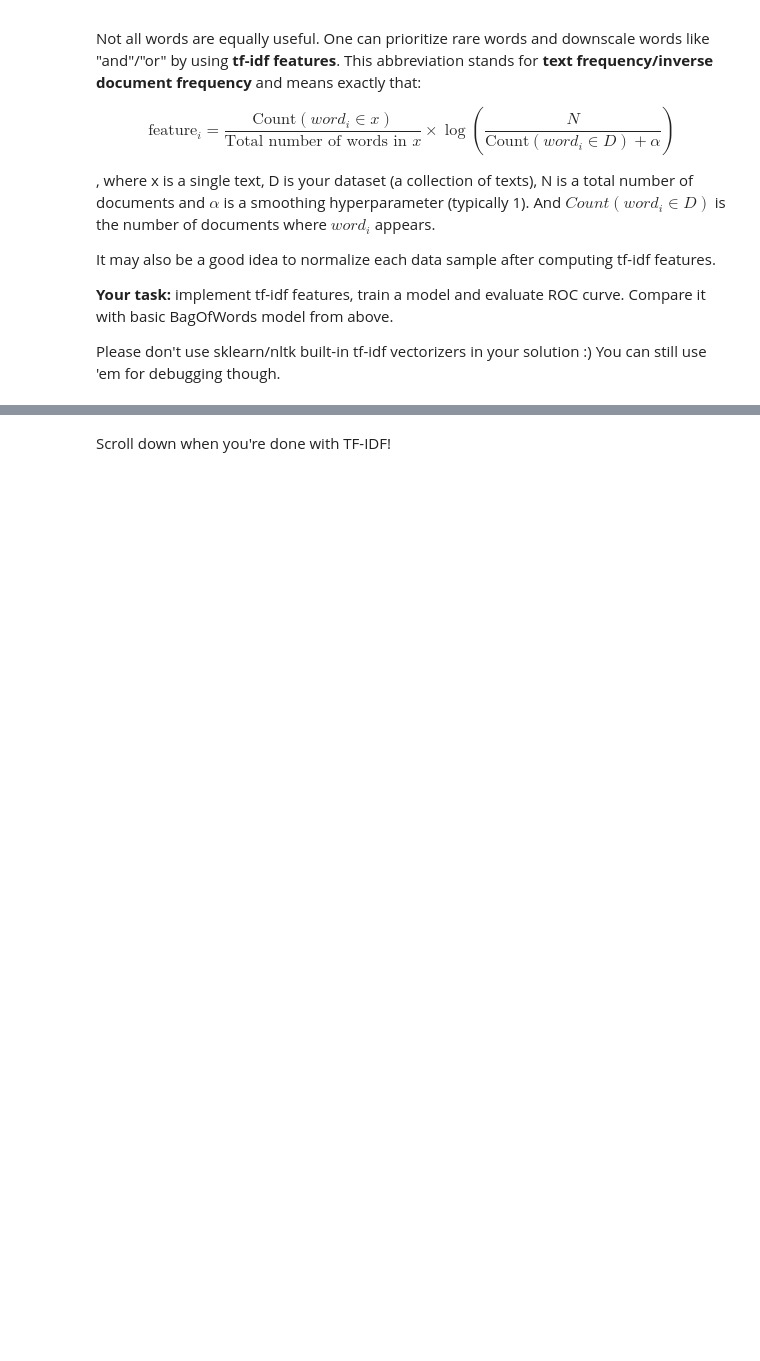
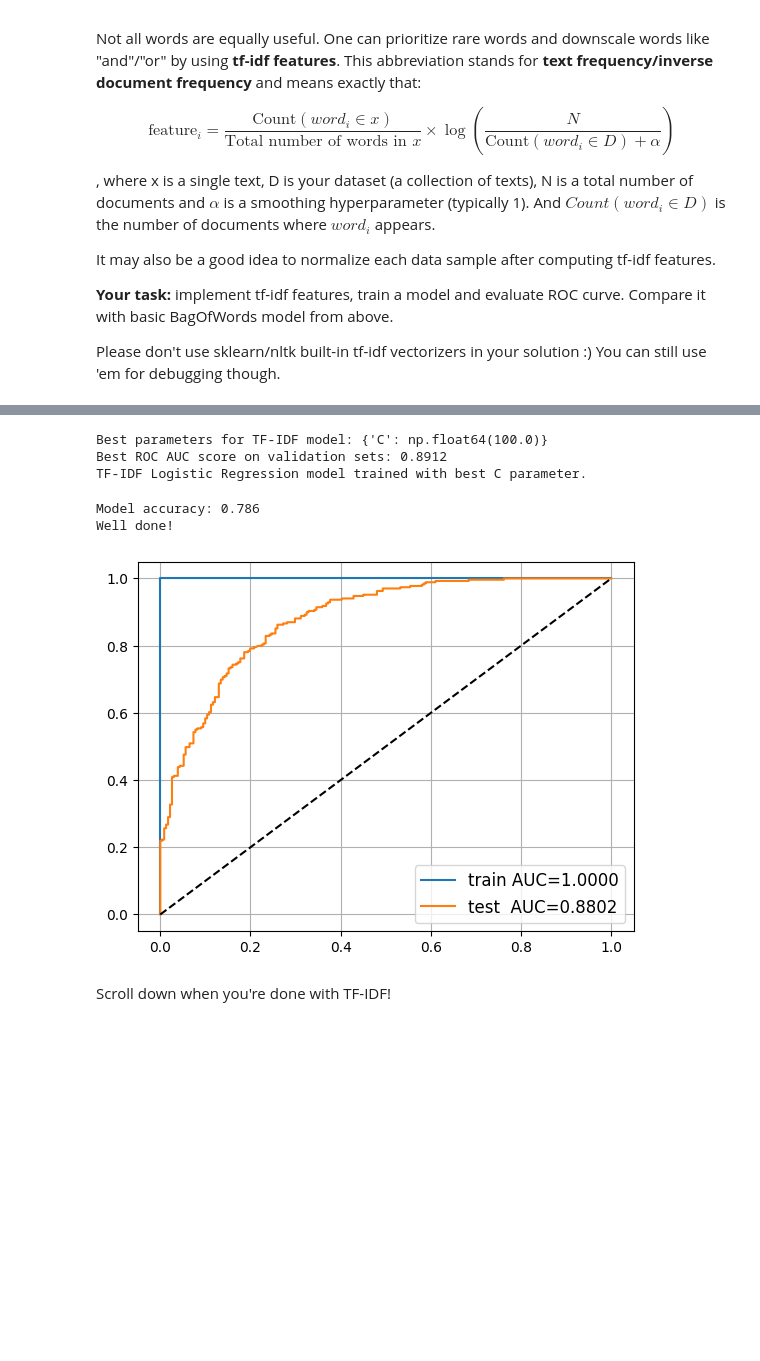
Before and after one commit to KirilXray/nlp_course, a Jupyter notebook: week01_embeddings/seminar.ipynb, the cells around one changed output, grey strips where cells are left out. Drawn from its saved outputs; the diff is of its cells as text; code cells hidden in the pictures; blank space fills up the shorter version.

````diff
--- a/week01_embeddings/seminar.ipynb
+++ b/week01_embeddings/seminar.ipynb
@@ -365,9 +475,11 @@ print('example features:', sorted(bow_vocabulary)[::100])
 # %%
 def text_to_bow(text):
     """ convert text string to an array of token counts. Use bow_vocabulary. """
-    # YOUR CODE
+    vector = []
+    for tok in bow_vocabulary:
+        vector.append(text.split().count(tok))
 
-    return np.array([], 'float32')
+    return np.array(vector, 'float32')
 # %%
 X_train_bow = np.stack(list(map(text_to_bow, texts_train)))
 X_test_bow = np.stack(list(map(text_to_bow, texts_test)))
@@ -383,5 +499,7 @@ We shall use a simple linear model: __Logistic Regression__.
 It might not be the fanciest one around, but the simplicity has its own advantages: a linear model is blazingly fast and needs less data to fit.
 Let's sklearn it!
 # %%
+import numpy as np
 from sklearn.linear_model import LogisticRegression
-bow_model = None  # YOUR CODE HERE - train a logistic regression
+bow_model = LogisticRegression(random_state=42)  # YOUR CODE HERE - train a logistic regression
+bow_model.fit(X_train_bow, y_train)
@@ -387,0 +530,3 @@ bow_model = None  # YOUR CODE HERE - train a logistic regression
+# %%
+bow_model = LogisticRegression(random_state=42, C=grid_search.best_params_["C"])  # YOUR CODE HERE - train a logistic regression
+bow_model.fit(X_train_bow, y_train)
@@ -422,0 +674,9 @@ Please don't use sklearn/nltk built-in tf-idf vectorizers in your solution :) Yo
+# %%
+from sklearn.preprocessing import normalize
+
+X_train_tfidf_normalized = normalize(X_train_tfidf, axis=1)
+X_test_tfidf_normalized = normalize(X_test_tfidf, axis=1)
+
+print("Normalized TF-IDF features for training and test sets.")
+print(f"X_train_tfidf_normalized shape: {X_train_tfidf_normalized.shape}")
+print(f"X_test_tfidf_normalized shape: {X_test_tfidf_normalized.shape}")
@@ -423,3 +690,59 @@ Please don't use sklearn/nltk built-in tf-idf vectorizers in your solution :) Yo
+# %%
+from sklearn.linear_model import LogisticRegression
+from sklearn.model_selection import GridSearchCV
+import matplotlib.pyplot as plt
+
+# Initialize Logistic Regression model
+tfidf_model = LogisticRegression(random_state=42, solver='liblinear') # Use 'liblinear' solver for better convergence on smaller datasets and L1/L2 regularization
+
+# Define parameter grid for GridSearchCV
+param_grid = {
+    'C': np.logspace(-3, 3, 10)  # Example C values: 0.001, 0.01, 0.1, 1, 10, 100, 1000
+}
+
+# Initialize GridSearchCV
+grid_search_tfidf = GridSearchCV(tfidf_model, param_grid, cv=5, scoring='roc_auc', n_jobs=-1)
+
+# Fit GridSearchCV to find the best C parameter
+grid_search_tfidf.fit(X_train_tfidf_normalized, y_train)
+
+# Get the best estimator
+tfidf_model_best = grid_search_tfidf.best_estimator_
+
+print(f"Best parameters for TF-IDF model: {grid_search_tfidf.best_params_}")
+print(f"Best ROC AUC score on validation sets: {grid_search_tfidf.best_score_:.4f}")
+
+# Train the final model with the best parameters on the full training data
+tfidf_model_best.fit(X_train_tfidf_normalized, y_train)
+
+print("TF-IDF Logistic Regression model trained with best C parameter.")
+# %% [output]
+Best parameters for TF-IDF model: {'C': np.float64(100.0)}
+Best ROC AUC score on validation sets: 0.8912
+TF-IDF Logistic Regression model trained with best C parameter.
+# %%
+from sklearn.metrics import roc_auc_score, roc_curve
+
+for name, X, y, model in [
+    ('train', X_train_tfidf_normalized, y_train, tfidf_model_best),
+    ('test ', X_test_tfidf_normalized, y_test, tfidf_model_best)
+]:
+    proba = model.predict_proba(X)[:, 1]
+    auc = roc_auc_score(y, proba)
+    plt.plot(*roc_curve(y, proba)[:2], label='%s AUC=%.4f' % (name, auc))
+
+plt.plot([0, 1], [0, 1], '--', color='black',)
+plt.legend(fontsize='large')
+plt.grid()
+
+test_accuracy = np.mean(tfidf_model_best.predict(X_test_tfidf_normalized) == y_test)
+print(f"Model accuracy: {test_accuracy:.3f}")
+assert test_accuracy > 0.77, "Hint: tune the parameter C to improve performance"
+print("Well done!")
+# %% [output]
+Model accuracy: 0.786
+Well done!
+[figure, added]
 # %% [markdown]
 Scroll down when you're done with TF-IDF!
 ```
````
Also changed, not shown: parts of 58 cells of this notebook, 1 other file.
